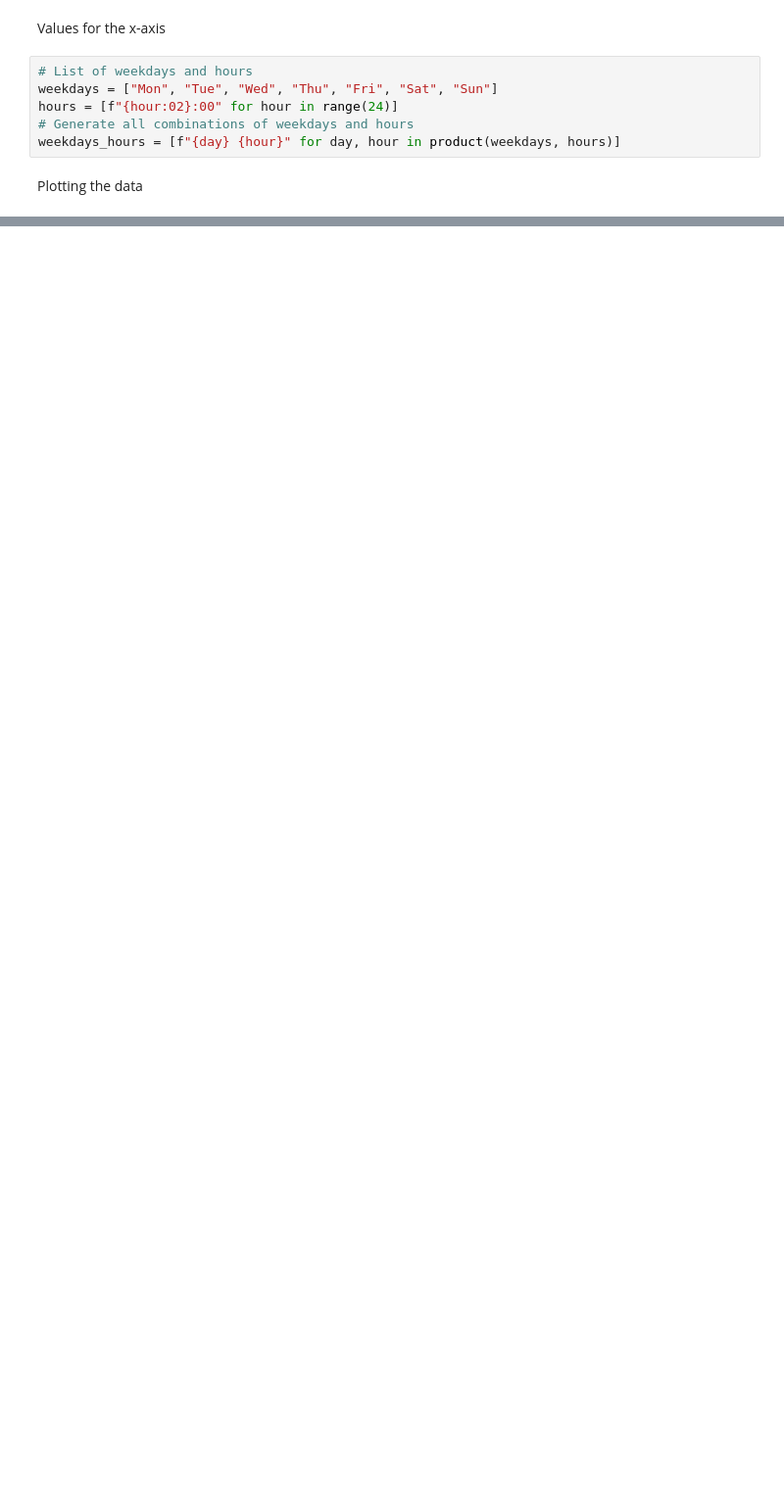
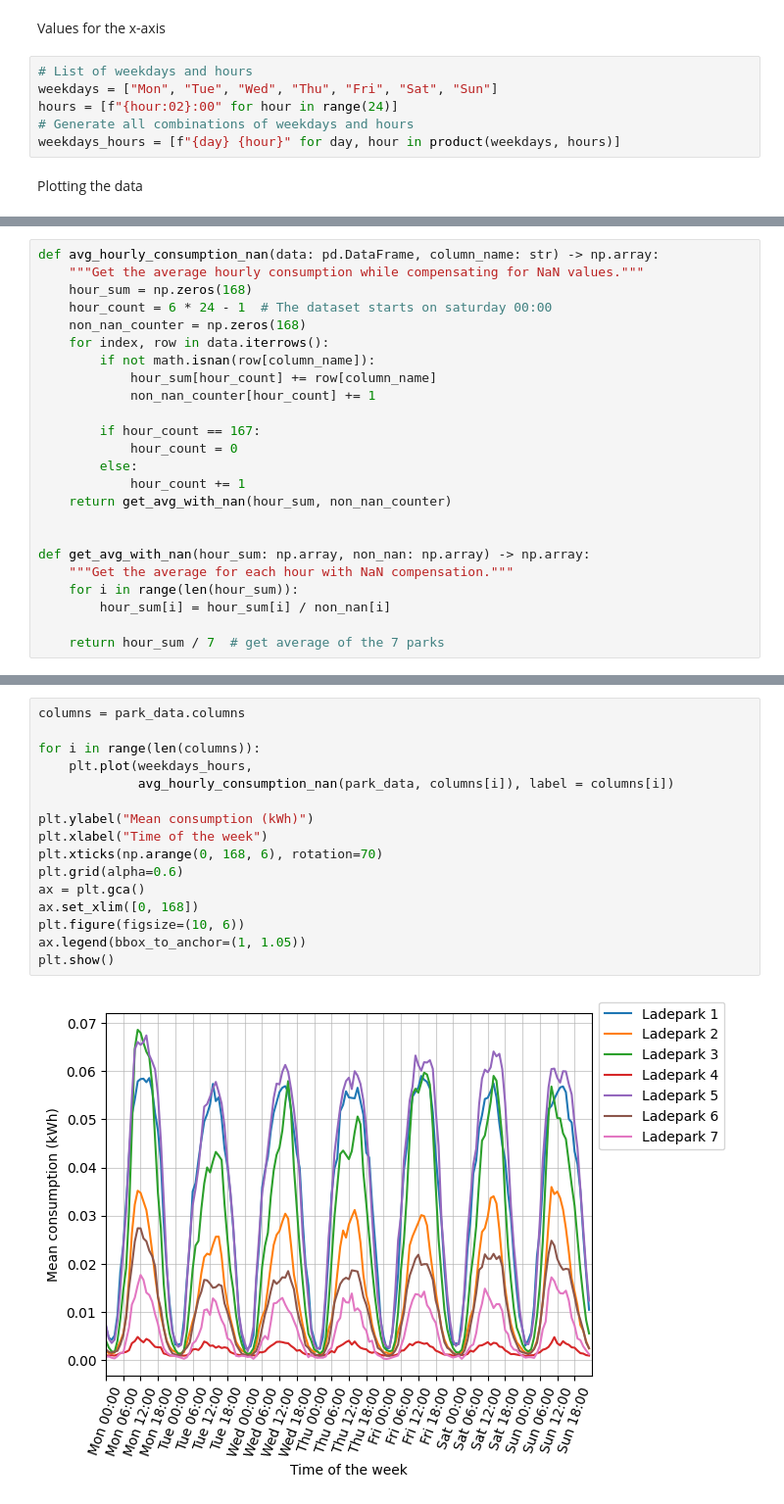
Before and after one commit to dat5-06/zap, a Jupyter notebook: core/notebooks/Trefor.ipynb, the cells around one changed output, grey strips where cells are left out. Shown at 98% size. Cells and saved outputs as stored; diff of their text form; blank space fills up the shorter version.

```diff
--- a/core/notebooks/Trefor.ipynb
+++ b/core/notebooks/Trefor.ipynb
@@ -191,0 +208,24 @@ plt.show()
+# %%
+def avg_hourly_consumption_nan(data: pd.DataFrame, column_name: str) -> np.array:
+    """Get the average hourly consumption while compensating for NaN values."""
+    hour_sum = np.zeros(168)
+    hour_count = 6 * 24 - 1  # The dataset starts on saturday 00:00
+    non_nan_counter = np.zeros(168)
+    for index, row in data.iterrows():
+        if not math.isnan(row[column_name]):
+            hour_sum[hour_count] += row[column_name]
+            non_nan_counter[hour_count] += 1
+
+        if hour_count == 167:
+            hour_count = 0
+        else:
+            hour_count += 1
+    return get_avg_with_nan(hour_sum, non_nan_counter)
+
+
+def get_avg_with_nan(hour_sum: np.array, non_nan: np.array) -> np.array:
+    """Get the average for each hour with NaN compensation."""
+    for i in range(len(hour_sum)):
+        hour_sum[i] = hour_sum[i] / non_nan[i]
+
+    return hour_sum / 7  # get average of the 7 parks
@@ -191,0 +234,18 @@ plt.show()
+# %%
+columns = park_data.columns
+
+for i in range(len(columns)):
+    plt.plot(weekdays_hours,
+             avg_hourly_consumption_nan(park_data, columns[i]), label = columns[i])
+
+plt.ylabel("Mean consumption (kWh)")
+plt.xlabel("Time of the week")
+plt.xticks(np.arange(0, 168, 6), rotation=70)
+plt.grid(alpha=0.6)
+ax = plt.gca()
+ax.set_xlim([0, 168])
+plt.figure(figsize=(10, 6))
+ax.legend(bbox_to_anchor=(1, 1.05))
+plt.show()
+# %% [output]
+[figure, added]
```
Also changed, not shown: parts of 9 cells of this notebook.
